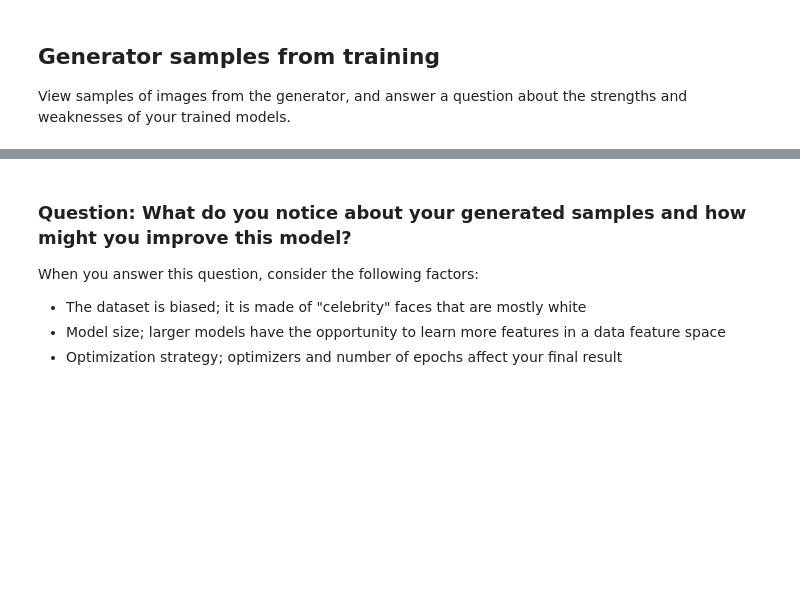
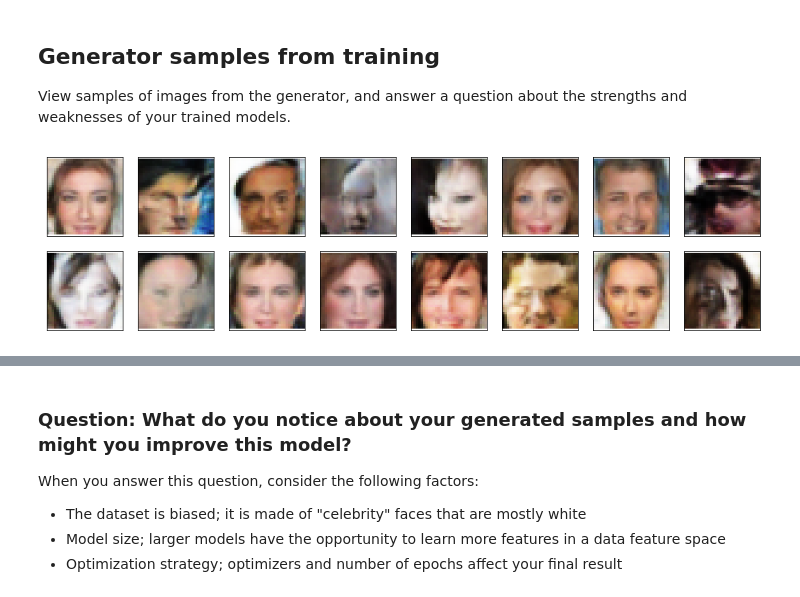
Before and after one commit to EmekaEzumezu/face-generation-with-DCGAN, a Jupyter notebook: dlnd_face_generation.ipynb, the cells around one changed output, grey strips where cells are left out. Saved outputs shown, nothing was run; the diff lists cells and outputs as text; code cells hidden in the pictures; blank space fills up the shorter version.

```diff
--- a/dlnd_face_generation.ipynb
+++ b/dlnd_face_generation.ipynb
@@ -644,0 +703,5 @@ _ = view_samples(-1, samples)
+# %%
+# Image samples after 10 epochs of training
+_ = view_samples(10, samples)
+# %% [output]
+[figure, added]
```
Also changed, not shown: parts of 12 cells of this notebook, 1 other file.
